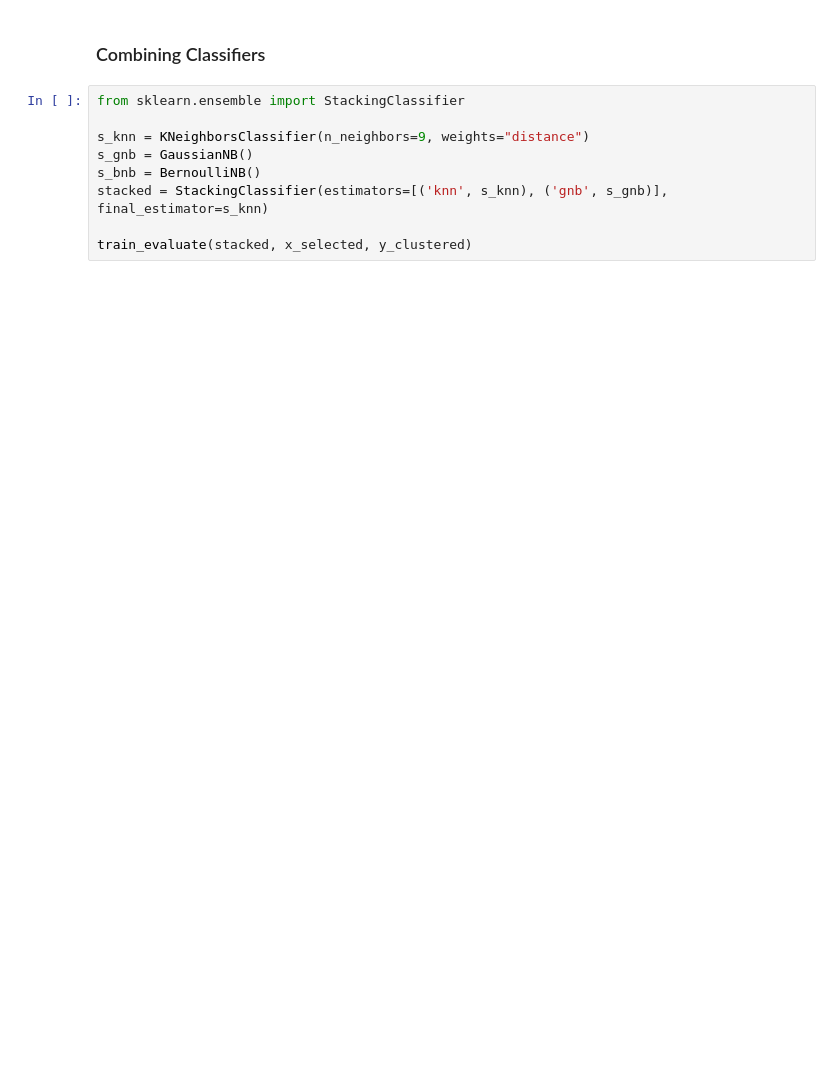
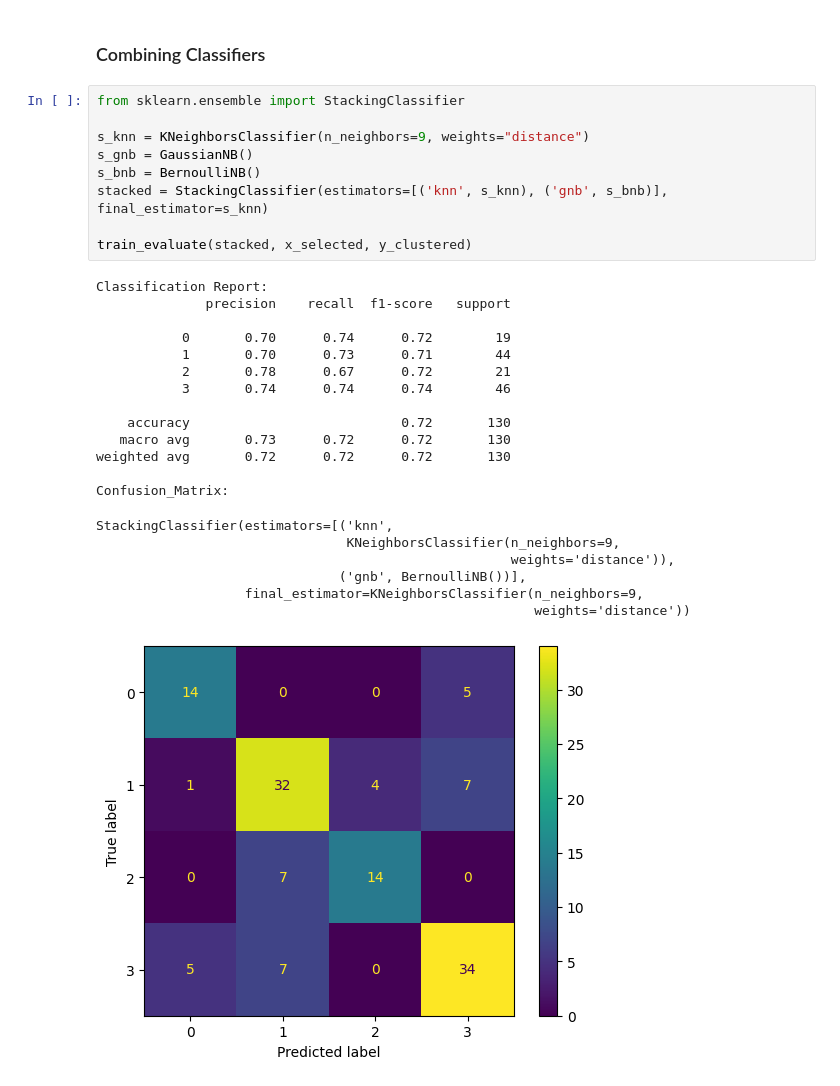
Before and after one commit to yousefmrashad/housing-classification, a Jupyter notebook: housing_prices_classification.ipynb, the cells around one changed output. Drawn from its saved outputs; the diff is of its cells as text; blank space fills up the shorter version.

```diff
--- a/housing_prices_classification.ipynb
+++ b/housing_prices_classification.ipynb
@@ -349,9 +475,30 @@ mnb = train_evaluate(BernoulliNB(), x_selected, y_clustered)
 # %%
 from sklearn.ensemble import StackingClassifier
 
 s_knn = KNeighborsClassifier(n_neighbors=9, weights="distance")
 s_gnb = GaussianNB()
 s_bnb = BernoulliNB()
-stacked = StackingClassifier(estimators=[('knn', s_knn), ('gnb', s_gnb)], final_estimator=s_knn)
+stacked = StackingClassifier(estimators=[('knn', s_knn), ('gnb', s_bnb)], final_estimator=s_knn)
 
 train_evaluate(stacked, x_selected, y_clustered)
+# %% [output]
+Classification Report:
+              precision    recall  f1-score   support
+
+           0       0.70      0.74      0.72        19
+           1       0.70      0.73      0.71        44
+           2       0.78      0.67      0.72        21
+           3       0.74      0.74      0.74        46
+
+    accuracy                           0.72       130
+   macro avg       0.73      0.72      0.72       130
+weighted avg       0.72      0.72      0.72       130
+
+Confusion_Matrix:
+StackingClassifier(estimators=[('knn',
+                                KNeighborsClassifier(n_neighbors=9,
+                                                     weights='distance')),
+                               ('gnb', BernoulliNB())],
+                   final_estimator=KNeighborsClassifier(n_neighbors=9,
+                                                        weights='distance'))
+[figure, added]
```
Also changed, not shown: parts of 24 cells of this notebook.
